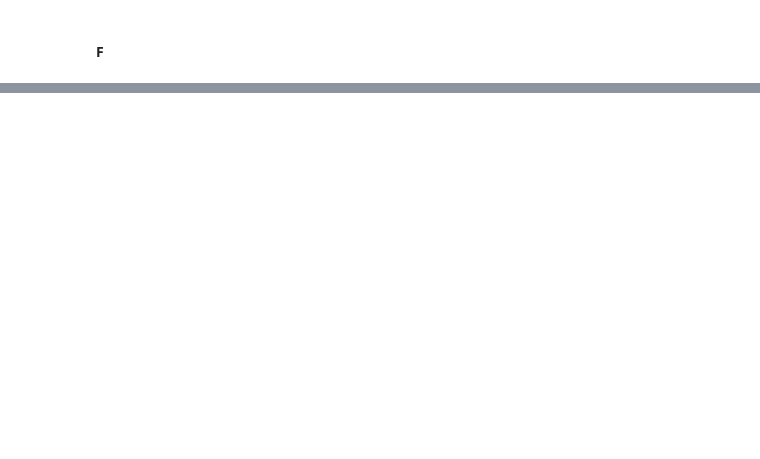
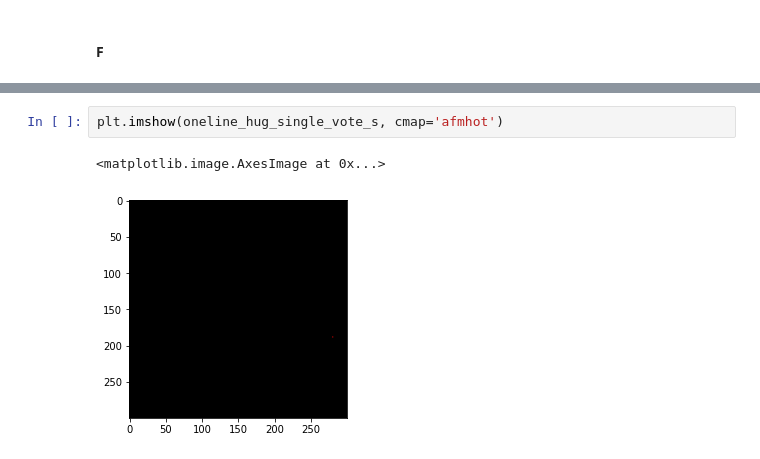
Before and after one commit to al-pi314/computer_vision, a Jupyter notebook: assigments/assigment3/solution.ipynb, the cells around one changed output, grey strips where cells are left out. Drawn from its saved outputs; the diff is of its cells as text; blank space fills up the shorter version.

```diff
--- a/assigments/assigment3/solution.ipynb
+++ b/assigments/assigment3/solution.ipynb
@@ -612,0 +610,5 @@ pier_10_lines_2 = extract_lines(pier_votes_top10_2, 1, angles_domain, img_diagon
+# %%
+plt.imshow(oneline_hug_single_vote_s, cmap='afmhot')
+# %% [output]
+<matplotlib.image.AxesImage at 0x...>
+[figure, added]
```
Also changed, not shown: parts of 36 cells of this notebook.
